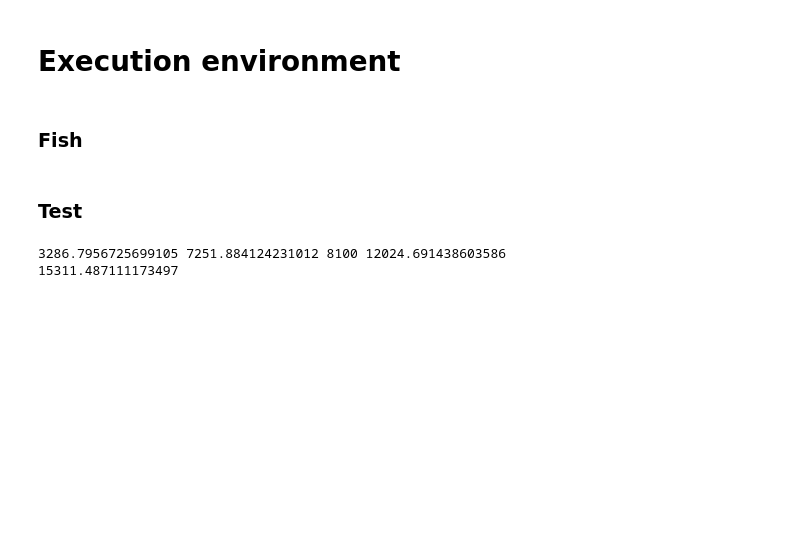
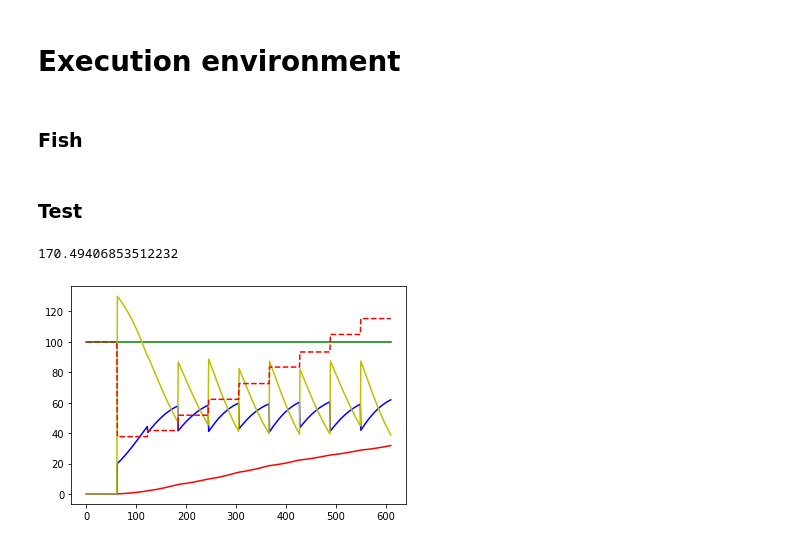
Before and after one commit to Houwang123/fish, a Jupyter notebook: fish.ipynb, the cells around one changed output. Cells and saved outputs as stored; diff of their text form; code cells hidden in the pictures; blank space fills up the shorter version.

```diff
--- a/fish.ipynb
+++ b/fish.ipynb
@@ -36,6 +37,7 @@ def fish(a,b,c,d,e,f,g,h,*args,**kwargs):
 ### Test
 # %%
 def episode(agent,steps):
+    random.seed(100)
     credit = 100 #b
     population = 0 #c
     food = 0 #d
@@ -44,12 +46,19 @@ def episode(agent,steps):
     fry_price =  random.uniform(4/3,3) #g
     expand_price = random.uniform(2/3,1.5) #h
 
-    #TODO: Implement random consume and death fluctuation
     consume_rate = 0.02
     death_rate = 0.001
-
     args = []
     kwargs = {}
+
+    # Display Data
+    xAxis = [0]
+    deathsD = [0]
+    populationD = [0]
+    capacityD = [100]
+    creditD = [100]
+    foodD = [0]
+
     for turn in range(steps):
         consume_rate = consume_rate + random.uniform(-0.004,0.004)
         death_rate = death_rate + random.uniform(-0.0002,0.0002)
@@ -62,34 +71,49 @@ def episode(agent,steps):
 
         capacity = 100 *pool_level ** 2
 
+        deathsD.append(deathsD[-1])
+        populationD.append(population)
+        foodD.append(food)
+        creditD.append(credit)
+        capacityD.append(capacity)
+        xAxis.append(xAxis[-1]+1)
+
         for minute in range(60):
             eat = population * consume_rate * min([food / capacity, 1])
             if food == 0:
                 eat = 0
             grown = eat * (1 - population / capacity)
             death = population * death_rate * (2. - food / capacity)
             food = max(0,food - eat)
             population = population + grown - death
+
+            xAxis.append(xAxis[-1]+1)
+            deathsD.append(deathsD[-1] + death)
+            populationD.append(population)
+            foodD.append(food)
+            creditD.append(credit)
+            capacityD.append(capacity)
+
         credit += action[0]
         population = population - action[0]
         if credit - action[1] * food_price > 0:
             credit = credit - action[1] * food_price
             food += action[1]
         if credit - action[2] * fry_price > 0:
             credit = credit - action[2] * fry_price
             population += action[2]
 
         if action[3] > 0:
             new_capacity = 100 * (pool_level + action[3]) ** 2
             if credit - new_capacity * expand_price > 0:
                 credit = credit - new_capacity * expand_price
                 pool_level += action[3]
 
-    print(population,food,capacity,credit)
+    plt.plot(xAxis,deathsD,'r-',xAxis,populationD,'b-',xAxis,capacityD,'g-',xAxis,foodD,'y-',xAxis,creditD,'r--')
     return population+credit
 
 
 print(episode(sample_fish,168))
 # %% [output]
-3286.7956725699105 7251.884124231012 8100 12024.691438603586
-15311.487111173497
+170.49406853512232
+[figure, added]
```
Also changed, not shown: parts of 2 cells of this notebook.
